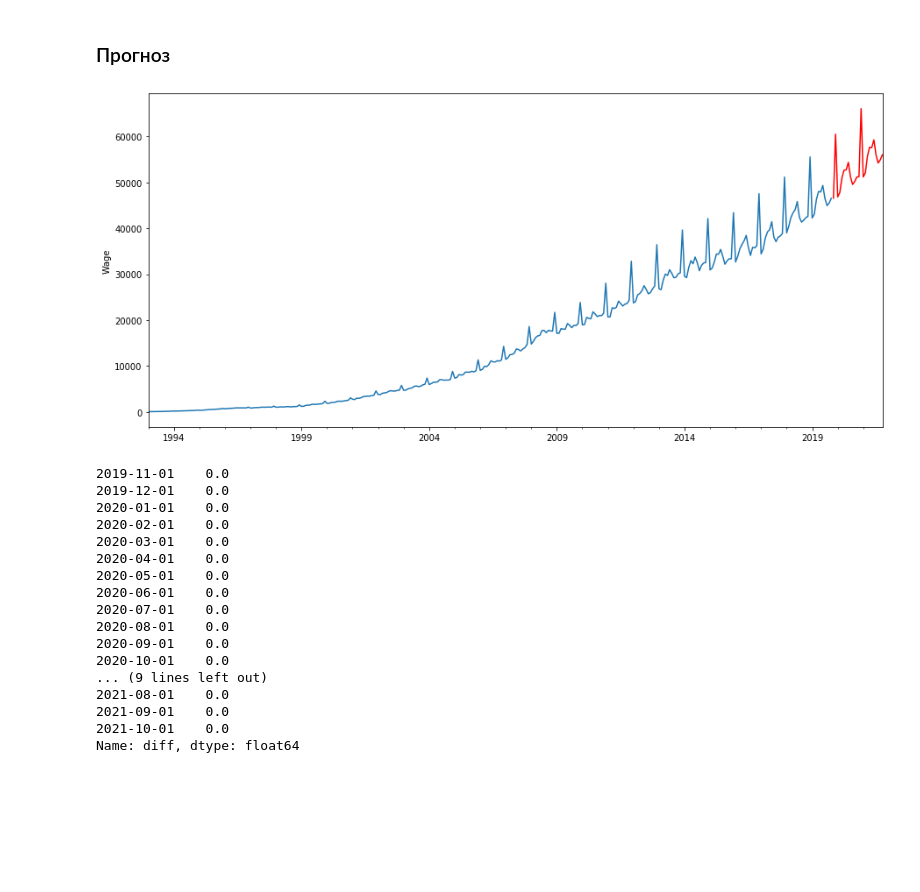
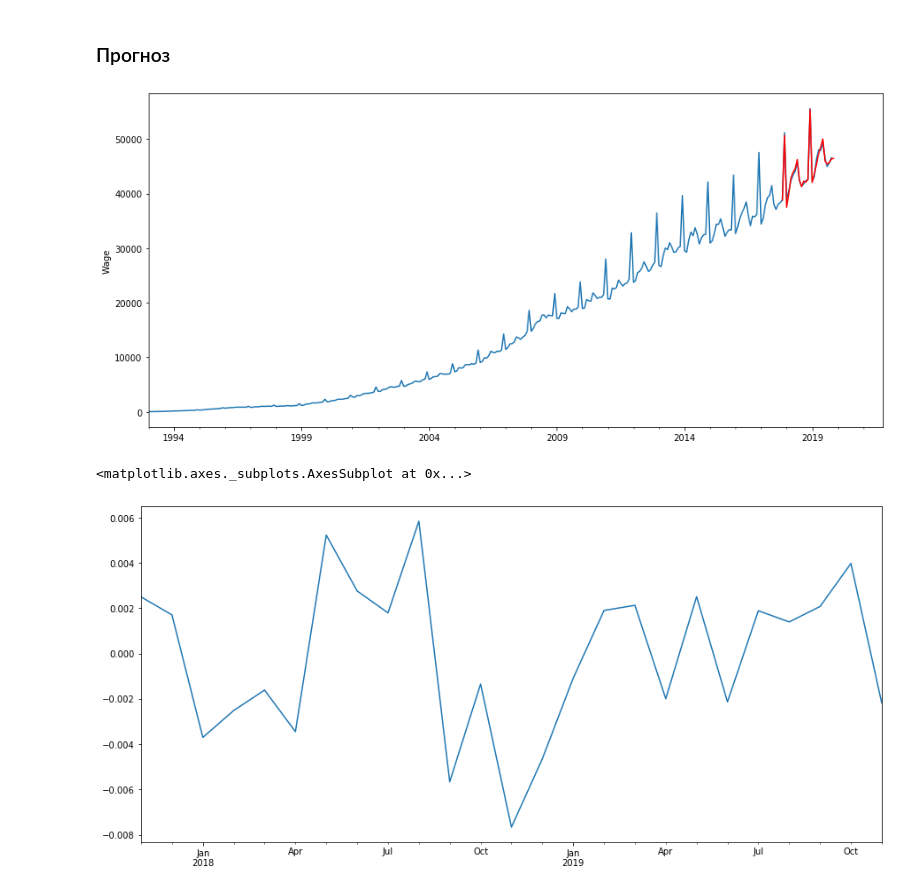
Before and after one commit to sergh1o/FROO_stepik, a Jupyter notebook: C5W1/wage.ipynb, the cells around one changed output. Saved outputs shown, nothing was run; the diff lists cells and outputs as text; code cells hidden in the pictures; blank space fills up the shorter version.

```diff
--- a/C5W1/wage.ipynb
+++ b/C5W1/wage.ipynb
@@ -201,11 +207,11 @@ plt.show()
 # %% [markdown]
 Начальные приближения: Q=1, q=1, P=1, p=6
 # %%
-ps = range(0, 13)
-d=1
+ps = range(0, 16)
+d = 2
 qs = range(0, 2)
 Ps = range(0, 2)
-D=1
+D = 1
 Qs = range(0, 2)
 # %%
 parameters = product(ps, qs, Ps, Qs)
@@ -216,15 +226,14 @@ len(parameters_list)
 # %%
 %%time
-results = []
-models = []
-best_aic = float("inf")
+
 warnings.filterwarnings('ignore')
 
 for param in parameters_list:
     #try except нужен, потому что на некоторых наборах параметров модель не обучается
     try:
         model=sm.tsa.statespace.SARIMAX(WAG.wage_box, order=(param[0], d, param[1]),
-                                        seasonal_order=(param[2], D, param[3], 12)).fit(disp=-1)
+                                        seasonal_order=(param[2], D, param[3], 12),
+                                        trend=None).fit(disp=-1)
     #выводим параметры, на которых модель не обучается и переходим к следующему набору
     except ValueError:
         print('wrong parameters:', param)
@@ -281,0 +257,3 @@ Warnings:
+# %%
+model_n = 94
+print(models[model_n].summary())
@@ -305,7 +310,7 @@ print("Критерий Дики-Фуллера: p=%f" % sm.tsa.stattools.adfull
 Остатки несмещены (подтверждается критерием Стьюдента) стационарны (подтверждается критерием Дики-Фуллера и визуально), неавтокоррелированы (подтверждается критерием Льюнга-Бокса и коррелограммой).
 Посмотрим, насколько хорошо модель описывает данные:
 # %%
-WAG['model'] = invboxcox(models[91].fittedvalues, lmbda)
+WAG['model'] = invboxcox(models[model_n].fittedvalues, lmbda)
 plt.figure(figsize(15,7))
 WAG.wage.plot()
 WAG.model[13:].plot(color='r')
@@ -318,37 +323,22 @@ pylab.show()
 # %%
 WAG2 = WAG[['wage']]
 date_list = [datetime.datetime.strptime("2019-11-01", "%Y-%m-%d") + relativedelta(months=x) for x in range(0,24)]
 future = pd.DataFrame(index=date_list, columns=WAG2.columns)
 WAG2 = pd.concat([WAG2, future])
-WAG2['forecast'] = invboxcox(models[51].predict(start=322, end=346), lmbda)
+WAG2['forecast'] = invboxcox(models[model_n].predict(start=WAG[['wage']].shape[0]-24, end=WAG[['wage']].shape[0]), lmbda)
 
 plt.figure(figsize(15,7))
 WAG2.wage.plot()
 WAG2.forecast.plot(color='r')
 plt.ylabel('Wage')
 pylab.show()
 # %% [output]
-[figure, old version]
+[figure, new version]
 # %%
-WAG2['forecast_2'] = invboxcox(models[51].predict(start=322, end=346), lmbda)
+WAG2['forecast_2'] = invboxcox(models[51].predict(start=WAG[['wage']].shape[0]-24, end=WAG[['wage']].shape[0]), lmbda)
 
-WAG2['diff'] = WAG2.forecast - WAG2.forecast_2
-WAG2['diff'].dropna()
+WAG2['diff'] = (WAG2.forecast - WAG2.forecast_2) / WAG2.forecast
+WAG2['diff'].dropna().plot()
 # %% [output]
-2019-11-01    0.0
-2019-12-01    0.0
-2020-01-01    0.0
-2020-02-01    0.0
-2020-03-01    0.0
-2020-04-01    0.0
-2020-05-01    0.0
-2020-06-01    0.0
-2020-07-01    0.0
-2020-08-01    0.0
-2020-09-01    0.0
-2020-10-01    0.0
-... (9 lines left out)
-2021-08-01    0.0
-2021-09-01    0.0
-2021-10-01    0.0
-Name: diff, dtype: float64
+<matplotlib.axes._subplots.AxesSubplot at 0x...>
+[figure, added]
```
Also changed, not shown: parts of 24 cells of this notebook, 1 other file.
